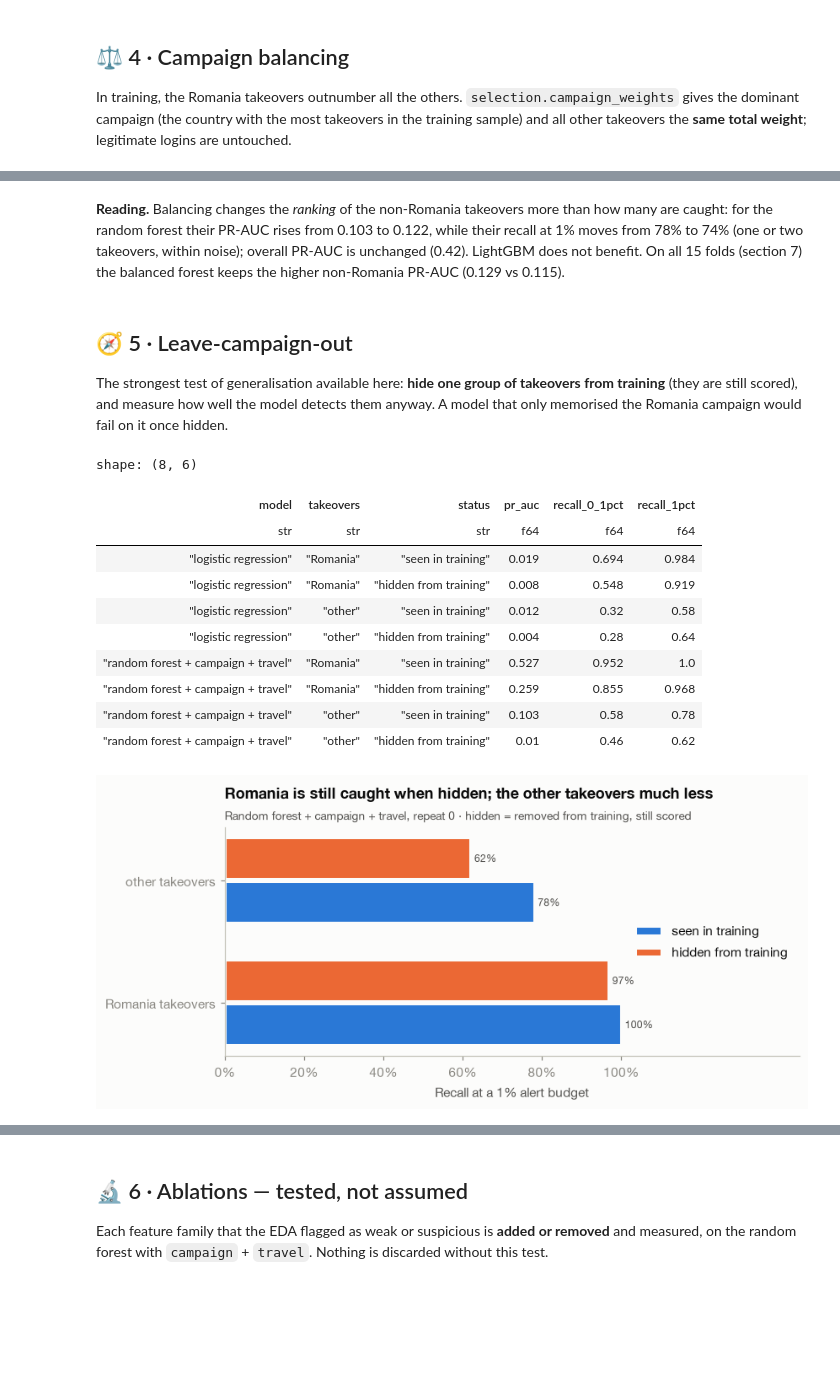
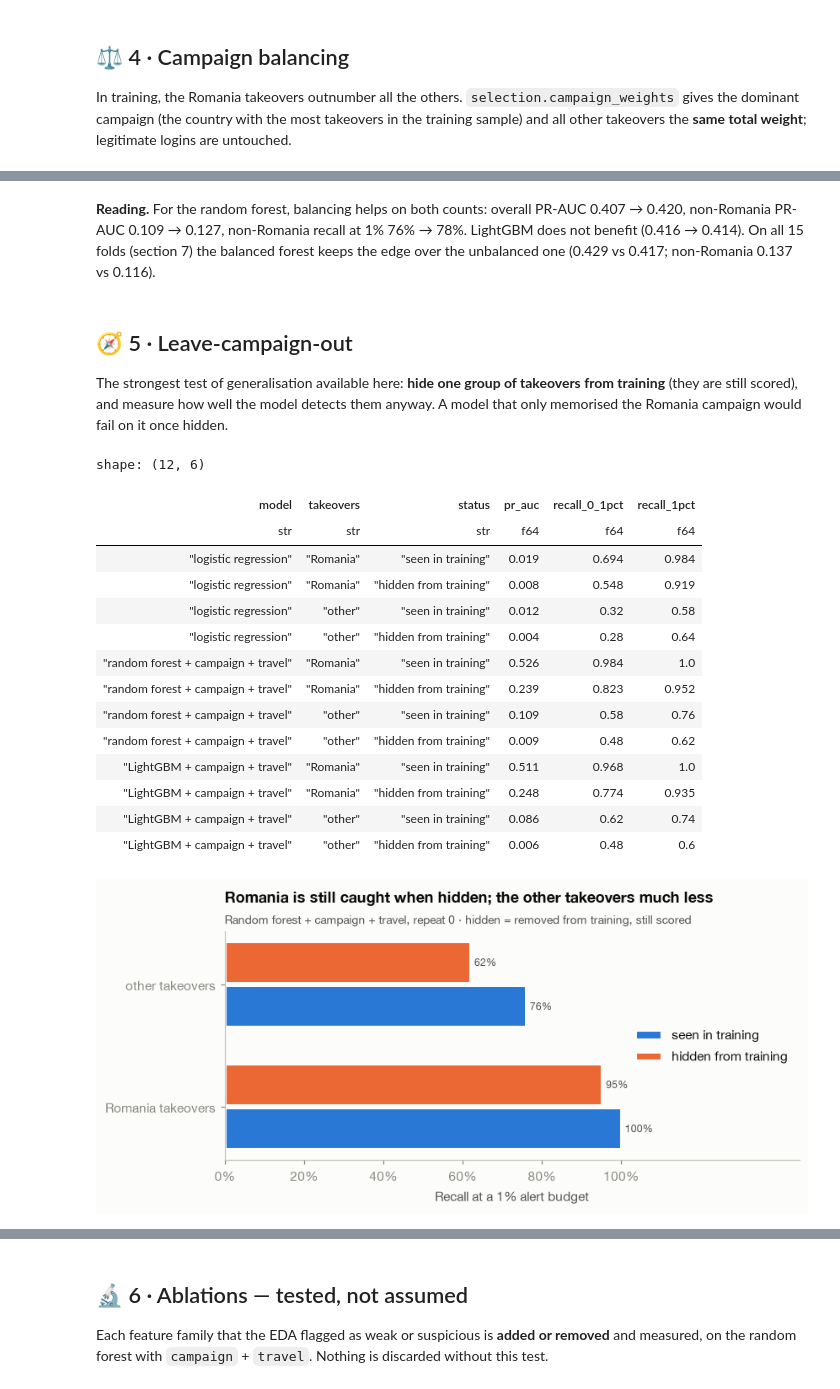
Before and after one commit to modsiw-mona/anomaly_detection_ato, a Jupyter notebook: notebooks/5-models/06-sap-model_selection-2026_11_03.ipynb, the cells around one changed output, grey strips where cells are left out. Cells and saved outputs as stored; diff of their text form; code cells hidden in the pictures; blank space fills up the shorter version.

```diff
--- a/notebooks/5-models/06-sap-model_selection-2026_11_03.ipynb
+++ b/notebooks/5-models/06-sap-model_selection-2026_11_03.ipynb
@@ -36,6 +36,7 @@ REPO_ROOT = next(p for p in (Path.cwd(), *Path.cwd().parents) if (p / "pyproject
 if str(REPO_ROOT / "src") not in sys.path:
     sys.path.insert(0, str(REPO_ROOT / "src"))
 # %%
+import hashlib
 import json
 import time
 import warnings
@@ -51,6 +52,7 @@ from data.datasets import load_dataset_config
 from data.features import DEFAULT_GROUPS, feature_columns
 from data.split import load_side
 from model import selection
+from model.baselines import NEGATIVE_SHARE
 from model.evaluation import assign_folds, bootstrap_pr_auc, evaluate
 from model.selection import (
     candidate,
@@ -65,7 +67,8 @@ from model.selection import (
 warnings.filterwarnings("ignore", message="X does not have valid feature names")
 pl.Config.set_tbl_rows(40)
 pl.Config.set_fmt_str_lengths(50)
-pl.Config.set_tbl_width_chars(200)
+pl.Config.set_tbl_width_chars(250)
+pl.Config.set_tbl_cols(-1)  # every column the text cites is visible
 
 SURFACE, INK, INK_2, MUTED, GRID, AXIS = (
     "#fcfcfb",
@@ -233,6 +243,7 @@ def run(  # noqa: PLR0913 — one experiment, many knobs
             "step": step, "experiment": label, "repeat": repeat, "columns": len(columns),
             "pr_auc": float(np.mean([m["pr_auc"] for m in per_fold])),
             "pr_auc_std": float(np.std([m["pr_auc"] for m in per_fold], ddof=1)),
+            "pr_auc_per_fold": [m["pr_auc"] for m in per_fold],
             "pooled_low": low, "pooled_high": high,
             "recall_0_1pct": float(np.mean([m["recall_at_0_1pct"] for m in per_fold])),
             "recall_1pct": float(np.mean([m["recall_at_1pct"] for m in per_fold])),
@@ -415,8 +426,8 @@ shape: (4, 11)
 # %% [markdown]
-**Reading.** Balancing changes the *ranking* of the non-Romania takeovers more than how many are caught: for
-the random forest their PR-AUC rises from 0.103 to 0.122, while their recall at 1% moves from 78% to 74% (one or
-two takeovers, within noise); overall PR-AUC is unchanged (0.42). LightGBM does not benefit. On all 15 folds
-(section 7) the balanced forest keeps the higher non-Romania PR-AUC (0.129 vs 0.115).
+**Reading.** For the random forest, balancing helps on both counts: overall PR-AUC 0.407 → 0.420, non-Romania
+PR-AUC 0.109 → 0.127, non-Romania recall at 1% 76% → 78%. LightGBM does not benefit (0.416 → 0.414). On all 15
+folds (section 7) the balanced forest keeps the edge over the unbalanced one (0.429 vs 0.417; non-Romania 0.137 vs
+0.116).
 # %% [markdown]
 ## 🧭 5 · Leave-campaign-out
 
@@ -426,30 +437,35 @@ would fail on it once hidden.
 # %%
 leave_out = []
 for name, fitter, columns in [
     ("logistic regression", candidate("logistic regression"), BASE),
     ("random forest + campaign + travel", candidate("random forest"), NEW),
+    ("LightGBM + campaign + travel", candidate("LightGBM"), NEW),
 ]:
     seen = run(f"{name} · nothing hidden", fitter, columns, step="leave-out")
     for hidden_name, hidden in groups.items():
         oof = run(f"{name} · {hidden_name} hidden", fitter, columns, hide=hidden, step="leave-out")
         for status, scores in (("seen in training", seen), ("hidden from training", oof)):
             m = group_metrics(y, scores, {hidden_name: hidden})[hidden_name]
             leave_out.append({"model": name, "takeovers": hidden_name, "status": status, "pr_auc": m["pr_auc"],
                               "recall_0_1pct": m["recall_at_0_1pct"], "recall_1pct": m["recall_at_1pct"]})  # fmt: skip
 leave_out = pl.DataFrame(leave_out).with_columns(pl.col(pl.Float64).round(3))
 leave_out
 # %% [output]
-shape: (8, 6)
+shape: (12, 6)
 | model | takeovers | status | pr_auc | recall_0_1pct | recall_1pct |
 | str | str | str | f64 | f64 | f64 |
 | "logistic regression" | "Romania" | "seen in training" | 0.019 | 0.694 | 0.984 |
 | "logistic regression" | "Romania" | "hidden from training" | 0.008 | 0.548 | 0.919 |
 | "logistic regression" | "other" | "seen in training" | 0.012 | 0.32 | 0.58 |
 | "logistic regression" | "other" | "hidden from training" | 0.004 | 0.28 | 0.64 |
-| "random forest + campaign + travel" | "Romania" | "seen in training" | 0.527 | 0.952 | 1.0 |
-| "random forest + campaign + travel" | "Romania" | "hidden from training" | 0.259 | 0.855 | 0.968 |
-| "random forest + campaign + travel" | "other" | "seen in training" | 0.103 | 0.58 | 0.78 |
-| "random forest + campaign + travel" | "other" | "hidden from training" | 0.01 | 0.46 | 0.62 |
+| "random forest + campaign + travel" | "Romania" | "seen in training" | 0.526 | 0.984 | 1.0 |
+| "random forest + campaign + travel" | "Romania" | "hidden from training" | 0.239 | 0.823 | 0.952 |
+| "random forest + campaign + travel" | "other" | "seen in training" | 0.109 | 0.58 | 0.76 |
+| "random forest + campaign + travel" | "other" | "hidden from training" | 0.009 | 0.48 | 0.62 |
+| "LightGBM + campaign + travel" | "Romania" | "seen in training" | 0.511 | 0.968 | 1.0 |
+| "LightGBM + campaign + travel" | "Romania" | "hidden from training" | 0.248 | 0.774 | 0.935 |
+| "LightGBM + campaign + travel" | "other" | "seen in training" | 0.086 | 0.62 | 0.74 |
+| "LightGBM + campaign + travel" | "other" | "hidden from training" | 0.006 | 0.48 | 0.6 |
 # %%
 rf = leave_out.filter(pl.col("model").str.starts_with("random forest"))
 fig, ax = plt.subplots(figsize=(8, 3.2))
@@ -491,5 +507,5 @@ subtitle(
 )
 plt.show()
 # %% [output]
-[figure, old version]
+[figure, new version]
 # %% [markdown]
```
Also changed, not shown: parts of 22 cells of this notebook, 1 other file.
